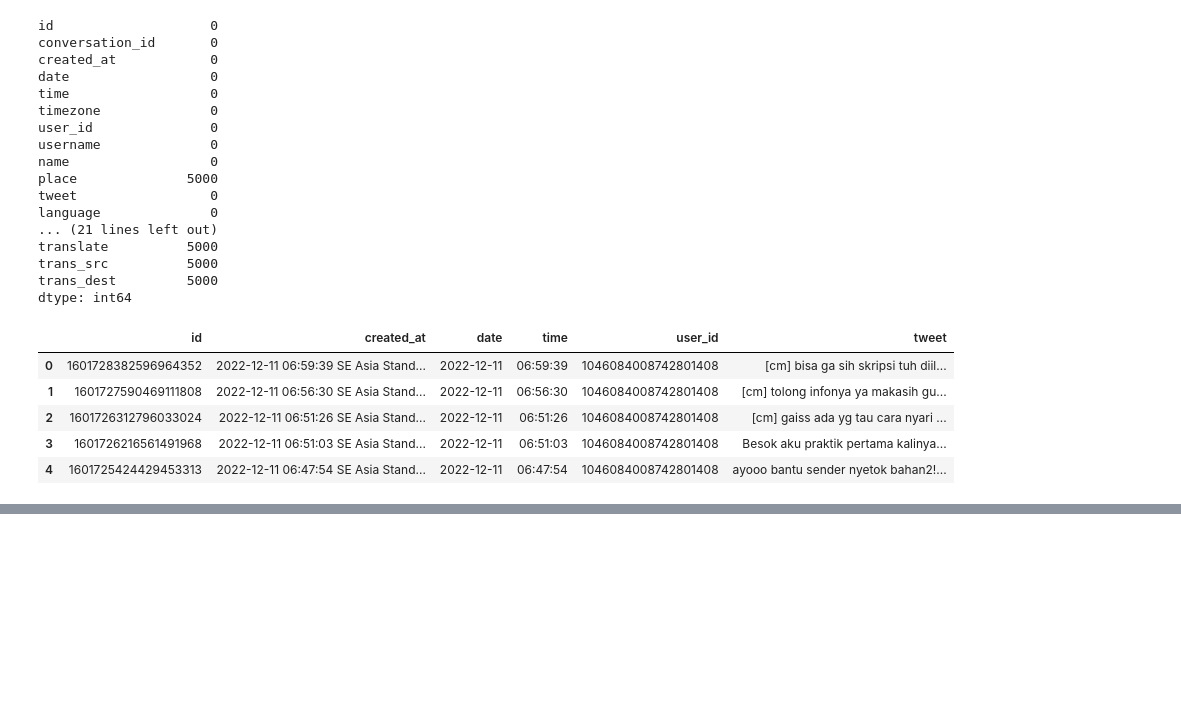
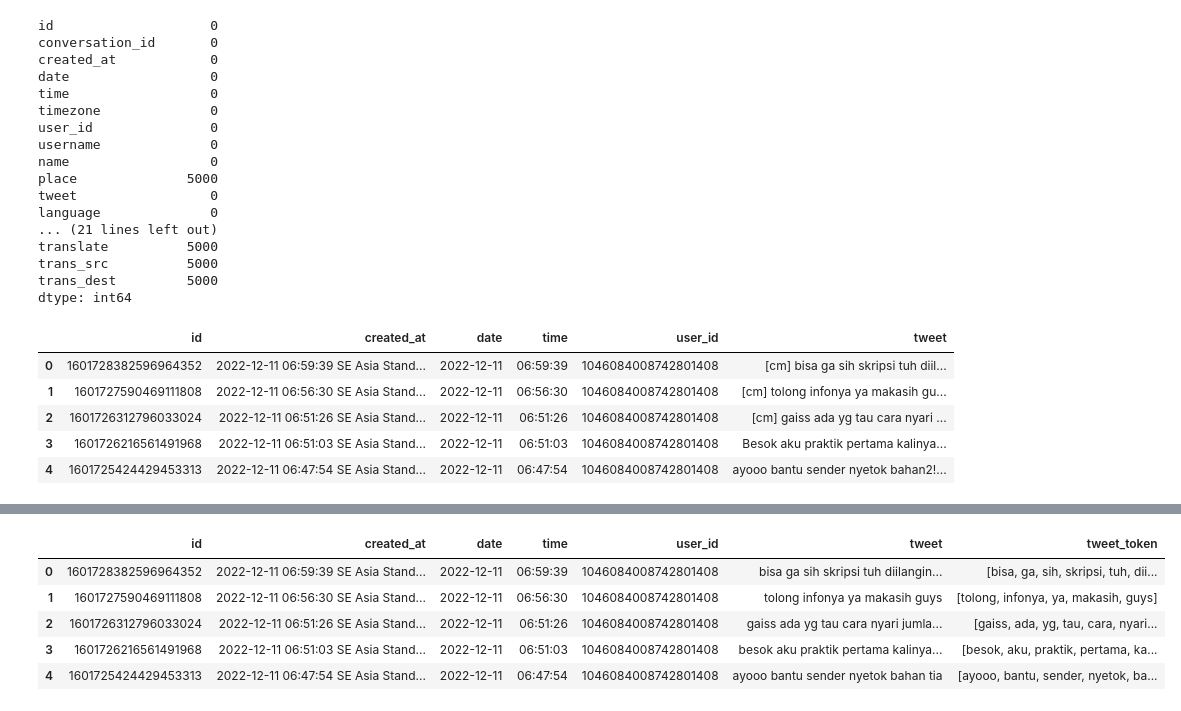
Before and after one commit to fika-aini/collegemenfess, a Jupyter notebook: js15_twint.ipynb, the cells around one changed output, grey strips where cells are left out. Cells and saved outputs as stored; diff of their text form; code cells hidden in the pictures; blank space fills up the shorter version.

```diff
--- a/js15_twint.ipynb
+++ b/js15_twint.ipynb
@@ -168,0 +197,15 @@ def lemmatize_text(text):
+# %%
+# Tokenized
+from nltk.tokenize import TweetTokenizer
+
+tweet_token = TweetTokenizer()
+cs['tweet_token'] = cs['tweet'].apply(tweet_token.tokenize)
+
+cs.head()
+# %% [output]
+|  | id | created_at | date | time | user_id | tweet | tweet_token |
+| 0 | 1601728382596964352 | 2022-12-11 06:59:39 SE Asia Stand... | 2022-12-11 | 06:59:39 | 1046084008742801408 | bisa ga sih skripsi tuh diilangin... | [bisa, ga, sih, skripsi, tuh, dii... |
+| 1 | 1601727590469111808 | 2022-12-11 06:56:30 SE Asia Stand... | 2022-12-11 | 06:56:30 | 1046084008742801408 | tolong infonya ya makasih guys | [tolong, infonya, ya, makasih, guys] |
+| 2 | 1601726312796033024 | 2022-12-11 06:51:26 SE Asia Stand... | 2022-12-11 | 06:51:26 | 1046084008742801408 | gaiss ada yg tau cara nyari jumla... | [gaiss, ada, yg, tau, cara, nyari... |
+| 3 | 1601726216561491968 | 2022-12-11 06:51:03 SE Asia Stand... | 2022-12-11 | 06:51:03 | 1046084008742801408 | besok aku praktik pertama kalinya... | [besok, aku, praktik, pertama, ka... |
+| 4 | 1601725424429453313 | 2022-12-11 06:47:54 SE Asia Stand... | 2022-12-11 | 06:47:54 | 1046084008742801408 | ayooo bantu sender nyetok bahan tia | [ayooo, bantu, sender, nyetok, ba... |
```
Also changed, not shown: parts of 15 cells of this notebook.
